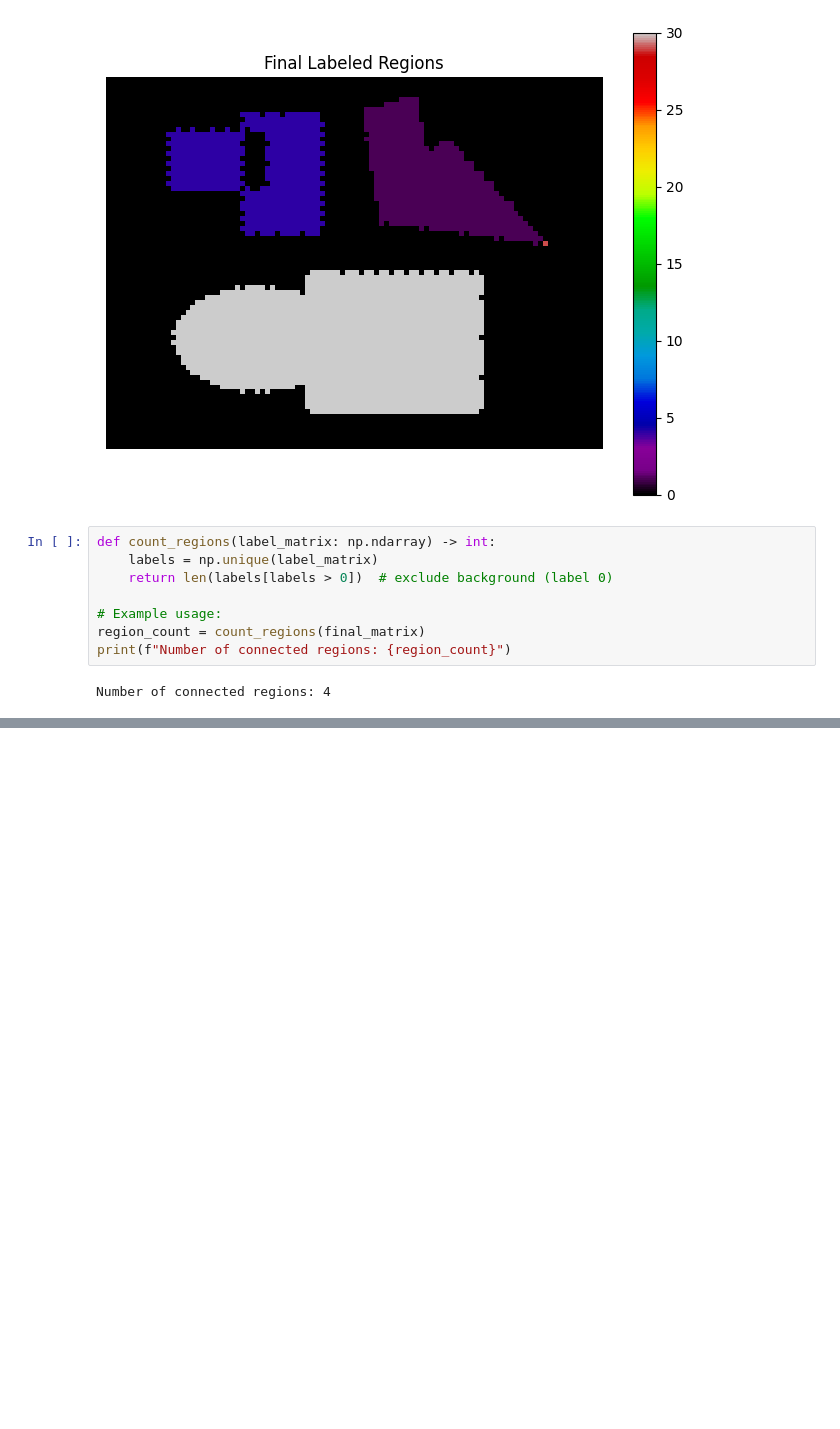
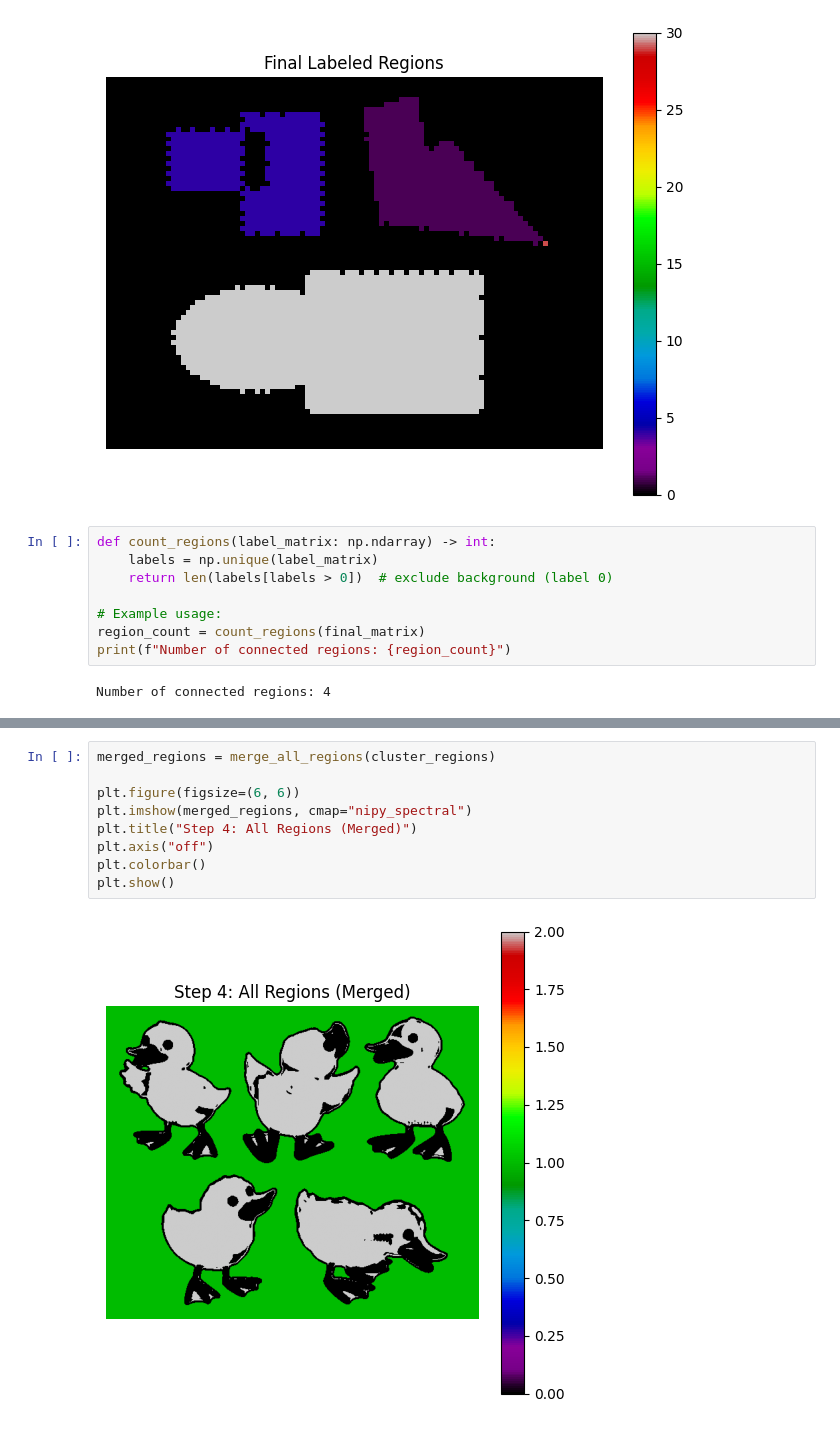
Before and after one commit to AhmedZ41/2DCV-Tasks, a Jupyter notebook: 7.Aufgabe/Aufgabe-7.ipynb, the cells around one changed output, grey strips where cells are left out. Cells and saved outputs as stored; diff of their text form; blank space fills up the shorter version.

```diff
--- a/7.Aufgabe/Aufgabe-7.ipynb
+++ b/7.Aufgabe/Aufgabe-7.ipynb
@@ -263,0 +437,11 @@ Number of connected regions: 4
+# %%
+merged_regions = merge_all_regions(cluster_regions)
+
+plt.figure(figsize=(6, 6))
+plt.imshow(merged_regions, cmap="nipy_spectral")
+plt.title("Step 4: All Regions (Merged)")
+plt.axis("off")
+plt.colorbar()
+plt.show()
+# %% [output]
+[figure, added]
```
Also changed, not shown: parts of 17 cells of this notebook, 3 other files.
